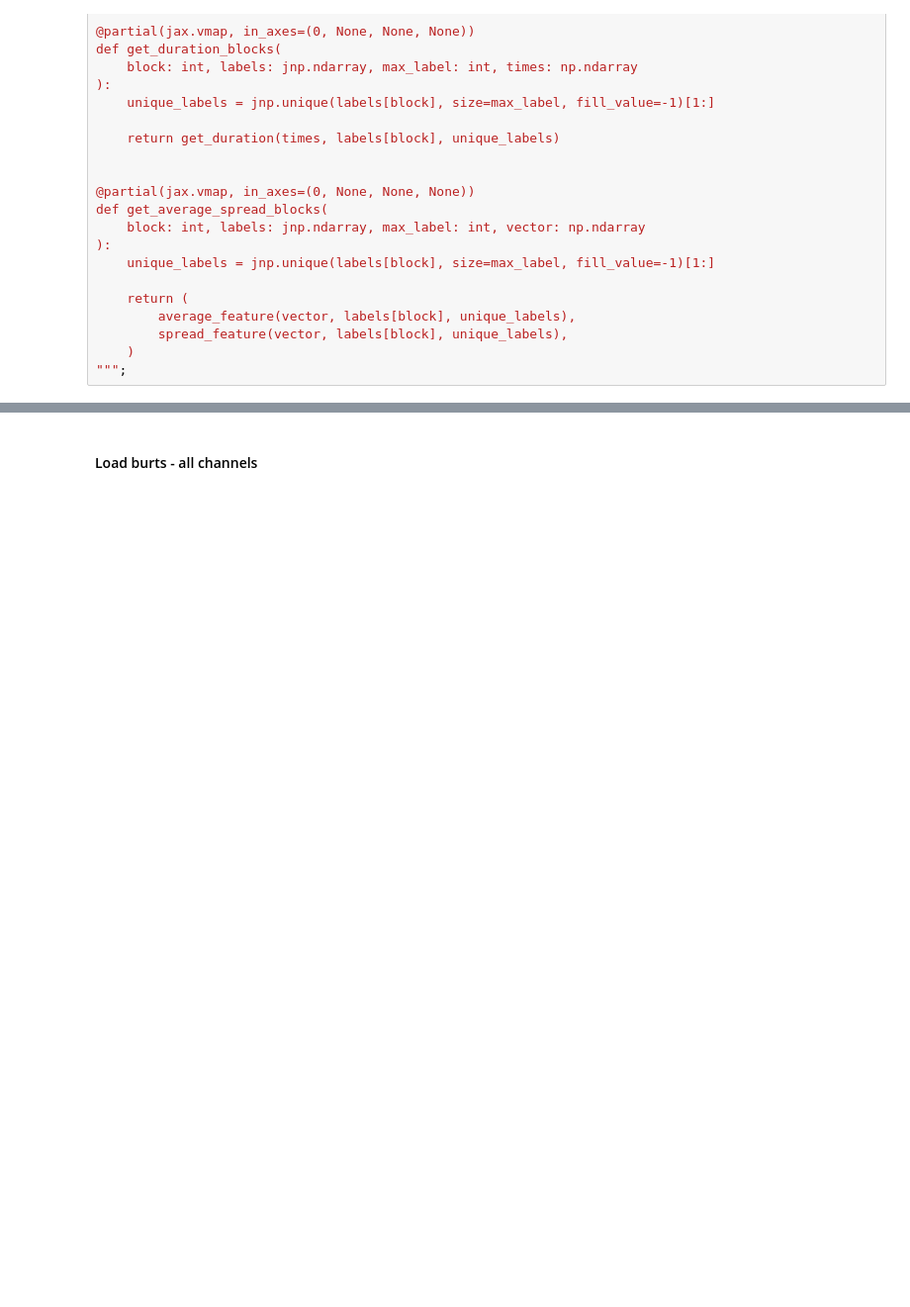
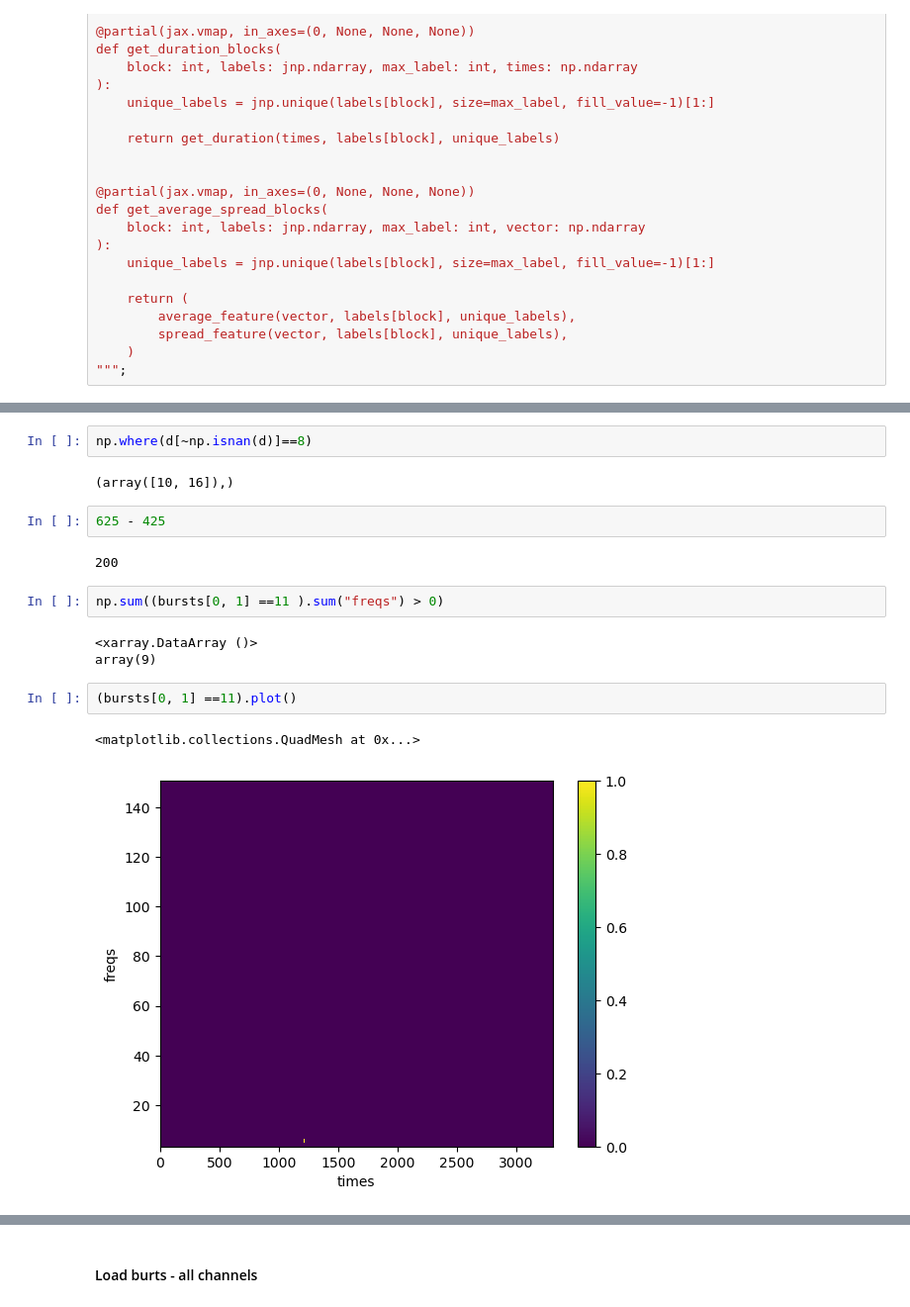
Before and after one commit to ViniciusLima94/vanderbilt, a Jupyter notebook: notebooks/5_Burst_Stats.ipynb, the cells around one changed output, grey strips where cells are left out. Shown at 99% size. Saved outputs shown, nothing was run; the diff lists cells and outputs as text; blank space fills up the shorter version.

```diff
--- a/notebooks/5_Burst_Stats.ipynb
+++ b/notebooks/5_Burst_Stats.ipynb
@@ -300,0 +371,18 @@ def get_average_spread_blocks(
+# %%
+np.where(d[~np.isnan(d)]==8)
+# %% [output]
+(array([10, 16]),)
+# %%
+625 - 425
+# %% [output]
+200
+# %%
+np.sum((bursts[0, 1] ==11 ).sum("freqs") > 0)
+# %% [output]
+<xarray.DataArray ()>
+array(9)
+# %%
+(bursts[0, 1] ==11).plot()
+# %% [output]
+<matplotlib.collections.QuadMesh at 0x...>
+[figure, added]
```
Also changed, not shown: parts of 15 cells of this notebook, 3 other files.
